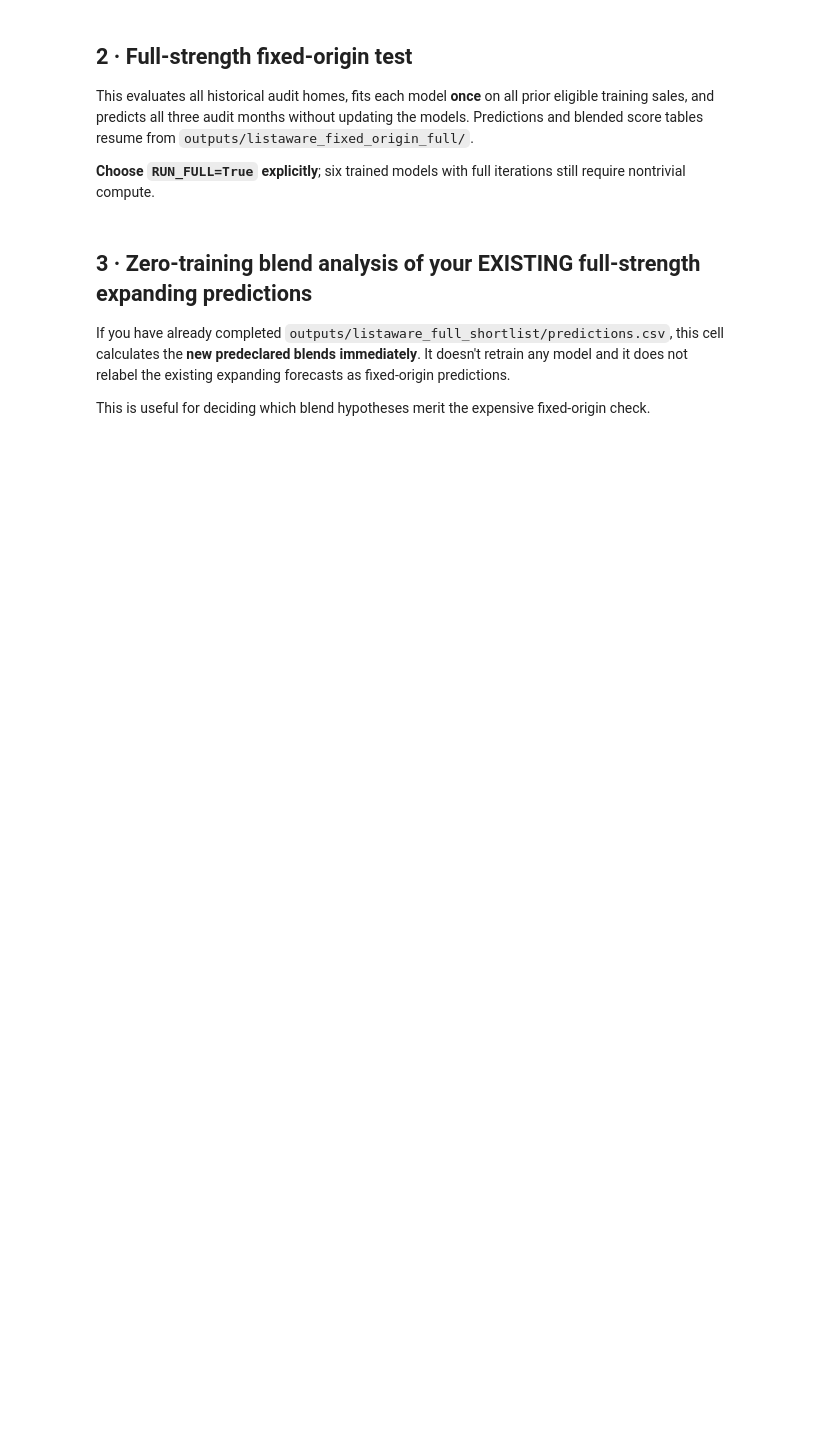
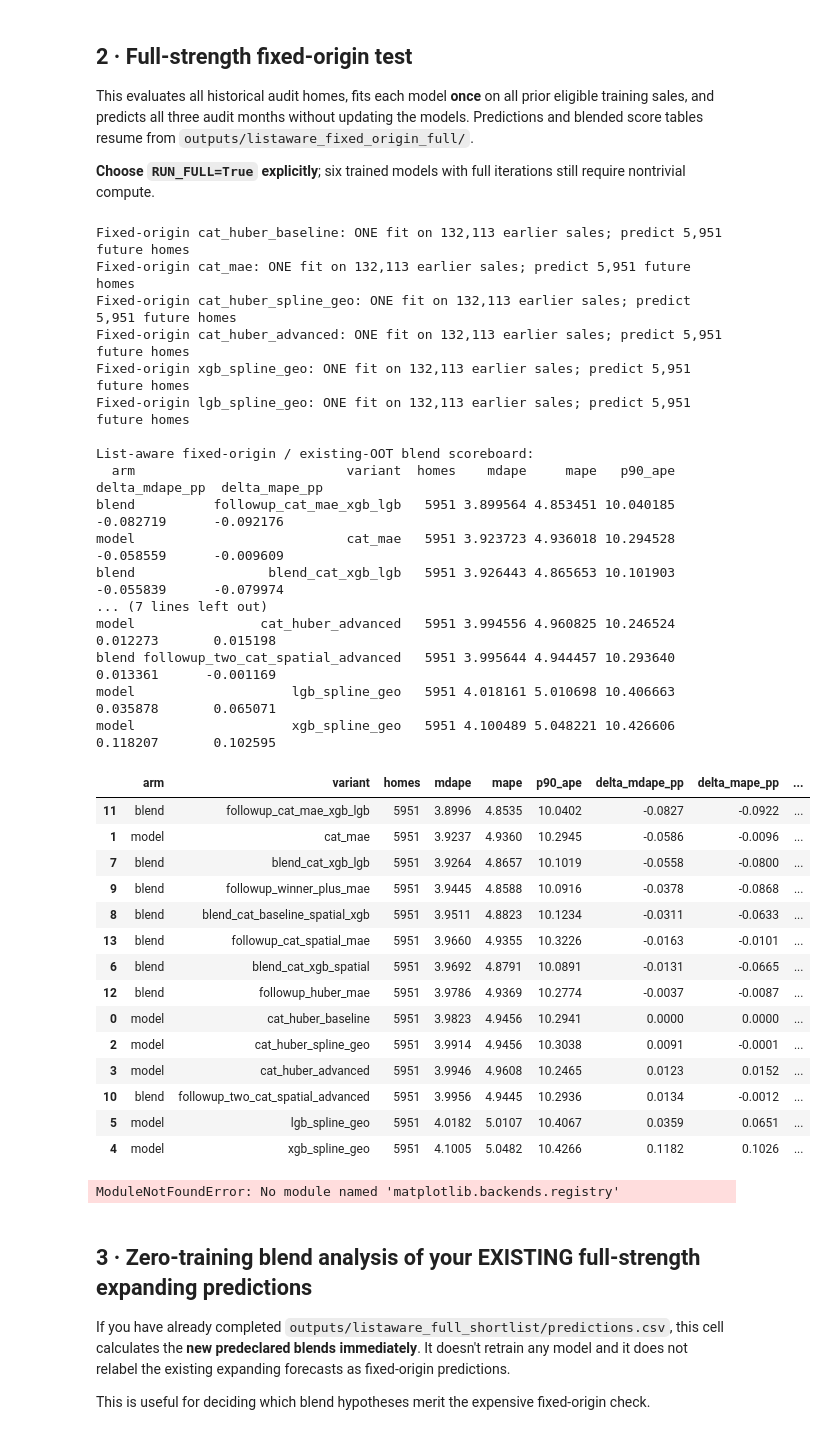
Before and after one commit to HiddenL123/SSU-Data-Dash-hdnl-comp, a Jupyter notebook: listaware_fixed_origin_followup.ipynb, the cells around one changed output. Cells and saved outputs as stored; diff of their text form; code cells hidden in the pictures; blank space fills up the shorter version.

```diff
--- a/listaware_fixed_origin_followup.ipynb
+++ b/listaware_fixed_origin_followup.ipynb
@@ -44,28 +85,61 @@ This evaluates all historical audit homes, fits each model **once** on all prior
 
 **Choose `RUN_FULL=True` explicitly**; six trained models with full iterations still require nontrivial compute.
 # %%
-RUN_FULL = False
+RUN_FULL = True
 FULL_OUTPUT = Path("outputs/listaware_fixed_origin_full")
 if RUN_FULL:
     pooled, monthly, by_type, preds = run_followup(
         full=True, output_dir=FULL_OUTPUT, threads=4,
         bootstrap_repeats=500
     )
 else:
     folder = FULL_OUTPUT / "fixed_weight_followup"
     if (folder / "followup_pooled.csv").is_file():
         pooled = pd.read_csv(folder / "followup_pooled.csv")
         monthly = pd.read_csv(folder / "followup_monthly.csv")
         print("Loaded existing fixed-origin scores.")
     else:
         pooled = monthly = None
         print("Full run disabled. Set RUN_FULL=True when ready.")
 if pooled is not None:
     display(pooled[[
         "arm","variant","homes","mdape","mape","p90_ape",
         "delta_mdape_pp","delta_mape_pp","delta_mdape_ci_low",
         "delta_mdape_ci_high",
     ]].round(4))
+# %% [output]
+Fixed-origin cat_huber_baseline: ONE fit on 132,113 earlier sales; predict 5,951 future homes
+Fixed-origin cat_mae: ONE fit on 132,113 earlier sales; predict 5,951 future homes
+Fixed-origin cat_huber_spline_geo: ONE fit on 132,113 earlier sales; predict 5,951 future homes
+Fixed-origin cat_huber_advanced: ONE fit on 132,113 earlier sales; predict 5,951 future homes
+Fixed-origin xgb_spline_geo: ONE fit on 132,113 earlier sales; predict 5,951 future homes
+Fixed-origin lgb_spline_geo: ONE fit on 132,113 earlier sales; predict 5,951 future homes
+
+List-aware fixed-origin / existing-OOT blend scoreboard:
+  arm                           variant  homes    mdape     mape   p90_ape  delta_mdape_pp  delta_mape_pp
+blend          followup_cat_mae_xgb_lgb   5951 3.899564 4.853451 10.040185       -0.082719      -0.092176
+model                           cat_mae   5951 3.923723 4.936018 10.294528       -0.058559      -0.009609
+blend                 blend_cat_xgb_lgb   5951 3.926443 4.865653 10.101903       -0.055839      -0.079974
+... (7 lines left out)
+model                cat_huber_advanced   5951 3.994556 4.960825 10.246524        0.012273       0.015198
+blend followup_two_cat_spatial_advanced   5951 3.995644 4.944457 10.293640        0.013361      -0.001169
+model                    lgb_spline_geo   5951 4.018161 5.010698 10.406663        0.035878       0.065071
+model                    xgb_spline_geo   5951 4.100489 5.048221 10.426606        0.118207       0.102595
+|  | arm | variant | homes | mdape | mape | p90_ape | delta_mdape_pp | delta_mape_pp | ... |
+| 11 | blend | followup_cat_mae_xgb_lgb | 5951 | 3.8996 | 4.8535 | 10.0402 | -0.0827 | -0.0922 | ... |
+| 1 | model | cat_mae | 5951 | 3.9237 | 4.9360 | 10.2945 | -0.0586 | -0.0096 | ... |
+| 7 | blend | blend_cat_xgb_lgb | 5951 | 3.9264 | 4.8657 | 10.1019 | -0.0558 | -0.0800 | ... |
+| 9 | blend | followup_winner_plus_mae | 5951 | 3.9445 | 4.8588 | 10.0916 | -0.0378 | -0.0868 | ... |
+| 8 | blend | blend_cat_baseline_spatial_xgb | 5951 | 3.9511 | 4.8823 | 10.1234 | -0.0311 | -0.0633 | ... |
+| 13 | blend | followup_cat_spatial_mae | 5951 | 3.9660 | 4.9355 | 10.3226 | -0.0163 | -0.0101 | ... |
+| 6 | blend | blend_cat_xgb_spatial | 5951 | 3.9692 | 4.8791 | 10.0891 | -0.0131 | -0.0665 | ... |
+| 12 | blend | followup_huber_mae | 5951 | 3.9786 | 4.9369 | 10.2774 | -0.0037 | -0.0087 | ... |
+| 0 | model | cat_huber_baseline | 5951 | 3.9823 | 4.9456 | 10.2941 | 0.0000 | 0.0000 | ... |
+| 2 | model | cat_huber_spline_geo | 5951 | 3.9914 | 4.9456 | 10.3038 | 0.0091 | -0.0001 | ... |
+| 3 | model | cat_huber_advanced | 5951 | 3.9946 | 4.9608 | 10.2465 | 0.0123 | 0.0152 | ... |
+| 10 | blend | followup_two_cat_spatial_advanced | 5951 | 3.9956 | 4.9445 | 10.2936 | 0.0134 | -0.0012 | ... |
+| 5 | model | lgb_spline_geo | 5951 | 4.0182 | 5.0107 | 10.4067 | 0.0359 | 0.0651 | ... |
+| 4 | model | xgb_spline_geo | 5951 | 4.1005 | 5.0482 | 10.4266 | 0.1182 | 0.1026 | ... |
 # %%
 import matplotlib.pyplot as plt
 if monthly is not None:
@@ -79,6 +153,8 @@ if pooled is not None:
     ax.set_xlabel("Change in MdAPE vs fixed-origin CatBoost Huber (percentage points)")
     plt.tight_layout()
     plt.show()
+# %% [output]
+ModuleNotFoundError: No module named 'matplotlib.backends.registry'
 # %% [markdown]
 ## 3 · Zero-training blend analysis of your EXISTING full-strength expanding predictions
 
```
Also changed, not shown: parts of 3 cells of this notebook, 2 other files.
